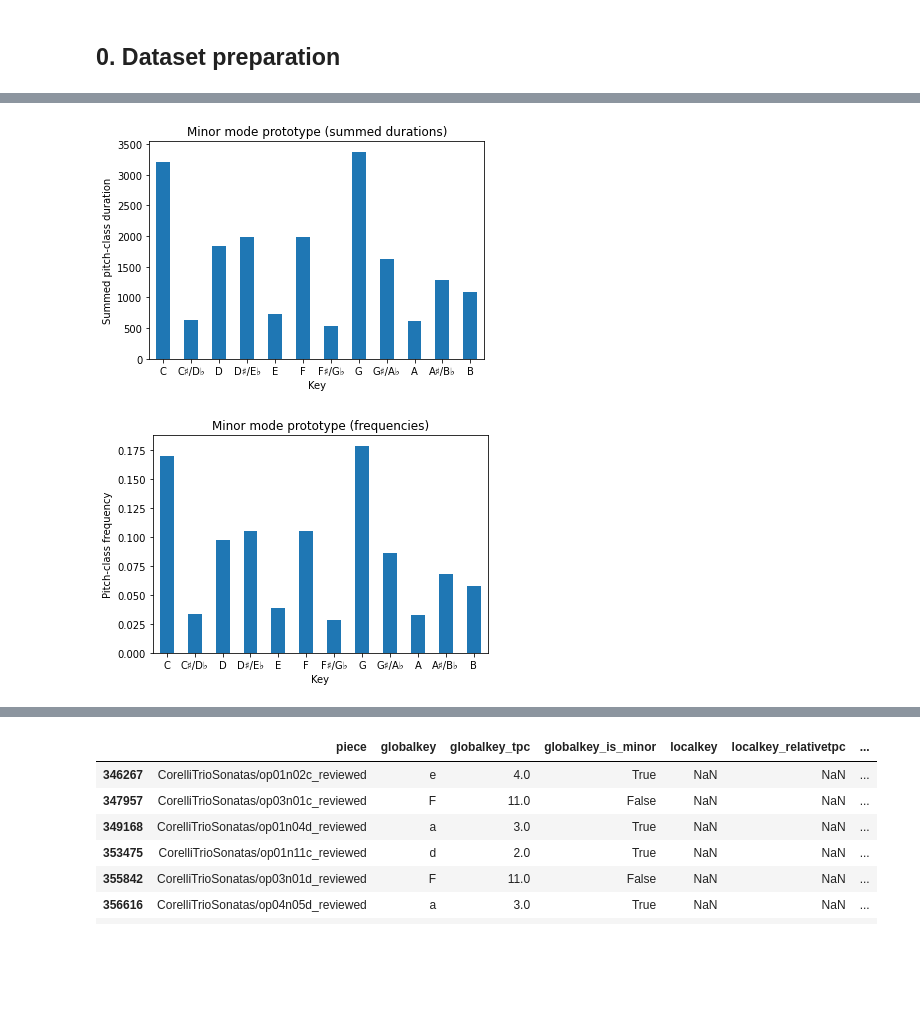
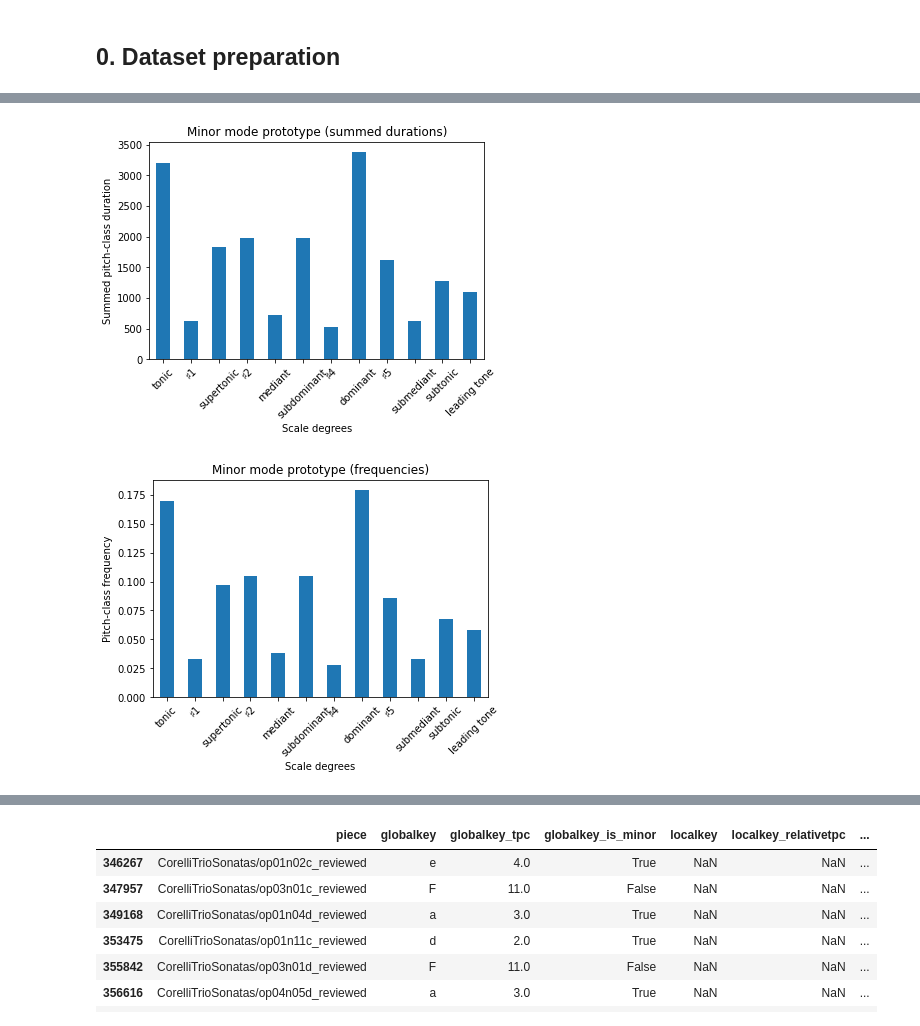
Before and after one commit to mikqs/digital-musicology, a Jupyter notebook: Group_6_A2/Group_6_A2.ipynb, the cells around one changed output, grey strips where cells are left out. Drawn from its saved outputs; the diff is of its cells as text; code cells hidden in the pictures; blank space fills up the shorter version.

```diff
--- a/Group_6_A2/Group_6_A2.ipynb
+++ b/Group_6_A2/Group_6_A2.ipynb
@@ -138,29 +133,30 @@ get_major_prototype(major_df, subset=major_df.piece.unique(), plot=True);
 # %%
 def get_minor_prototype(minor_df, subset, plot=False):
     grouped_minor_df = minor_df[minor_df.piece.isin(subset)].groupby('cpc_s_trsp_C').duration.sum().apply(float)
     L1_norm = grouped_minor_df.sum()
     minor_vec = grouped_minor_df.div(L1_norm).to_numpy()
 
     if plot:
-        keys_semitones = ['C','C♯/D♭','D','D♯/E♭','E','F','F♯/G♭','G','G♯/A♭','A','A♯/B♭','B']
+        scale_degrees = ['tonic','♯1','supertonic','♯2','mediant','subdominant','♯4','dominant','♯5','submediant','subtonic','leading tone']
+
         grouped_minor_df.plot(kind = 'bar')
-        plt.xticks(range(len(keys_semitones)), keys_semitones, rotation='horizontal')
-        plt.xlabel('Key')
+        plt.xticks(range(len(scale_degrees)), scale_degrees, rotation=45)
+        plt.xlabel('Scale degrees')
         plt.ylabel('Summed pitch-class duration')
         plt.title('Minor mode prototype (summed durations)')
         plt.show()
 
         grouped_minor_df.div(L1_norm).plot(kind = 'bar')
-        plt.xticks(range(len(keys_semitones)), keys_semitones, rotation='horizontal')
-        plt.xlabel('Key')
+        plt.xticks(range(len(scale_degrees)), scale_degrees, rotation=45)
+        plt.xlabel('Scale degrees')
         plt.ylabel('Pitch-class frequency')
         plt.title('Minor mode prototype (frequencies)')
         plt.show()
 
     return minor_vec
 
 get_minor_prototype(minor_df, subset=minor_df.piece.unique(), plot=True);
 # %% [output]
-[figure, old version]
+[figure, new version]
-[figure, old version]
+[figure, new version]
 # %%
```
Also changed, not shown: parts of 9 cells of this notebook.
